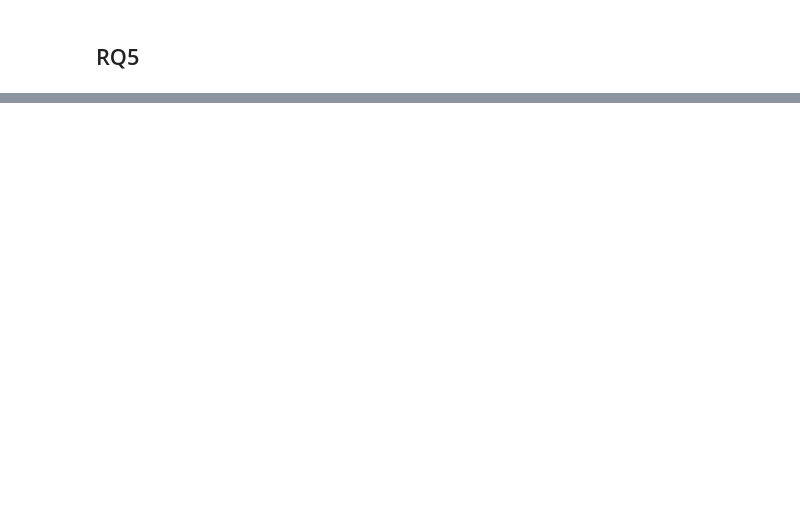
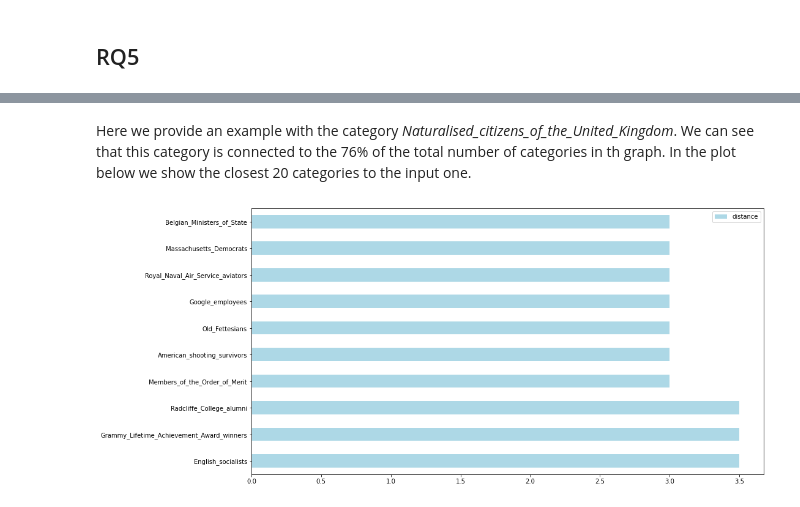
Before and after one commit to SimoneFiorellino/ADM-HW5, a Jupyter notebook: martina.ipynb, the cells around one changed output, grey strips where cells are left out. Cells and saved outputs as stored; diff of their text form; code cells hidden in the pictures; blank space fills up the shorter version.

```diff
--- a/martina.ipynb
+++ b/martina.ipynb
@@ -625,0 +623,6 @@ Running time: 1819.1304697990417
+# %%
+%%time
+c0 = 'English_socialists'
+d = categories_distance(c0)
+print('Number of nodes in category:',len(category_nodes[c0]))
+print('Percentage of categories reached: ',round((len(d)/len(category_nodes))*100,2),'%')
@@ -625,0 +634,7 @@ Running time: 1819.1304697990417
+# %% [markdown]
+Here we provide an example with the category *Naturalised_citizens_of_the_United_Kingdom*. We can see that this category is connected to the 76% of the total number of categories in th graph. In the plot below we show the closest 20 categories to the input one.
+# %%
+df_rq5 = pd.DataFrame(d, index = ['distance']).T
+df_rq5.head(10).sort_values(by = 'distance', ascending = False).plot.barh(figsize = (15,8),color = 'lightblue');
+# %% [output]
+[figure, added]
```
Also changed, not shown: parts of 34 cells of this notebook.
